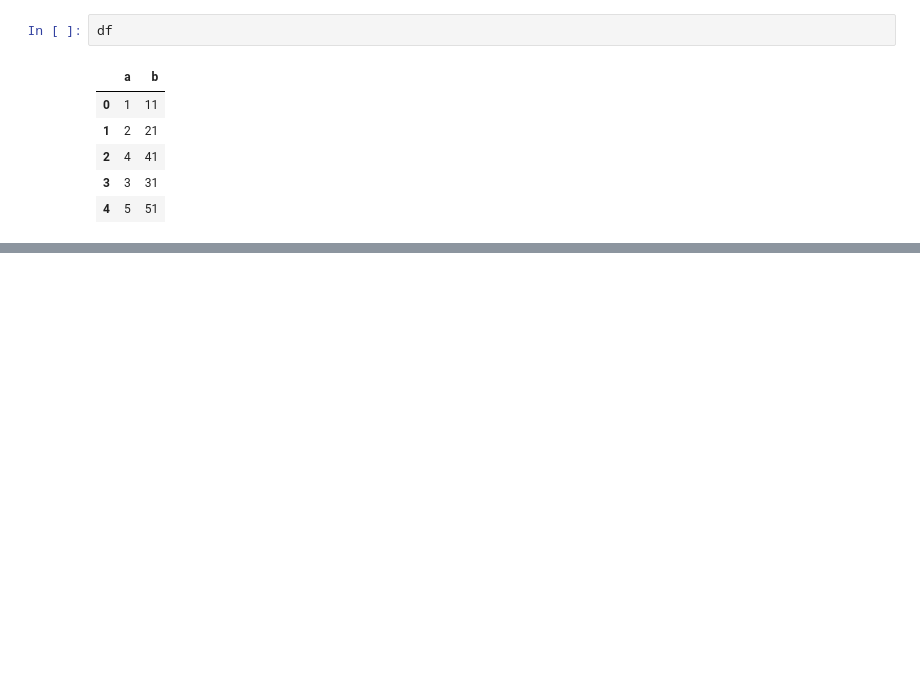
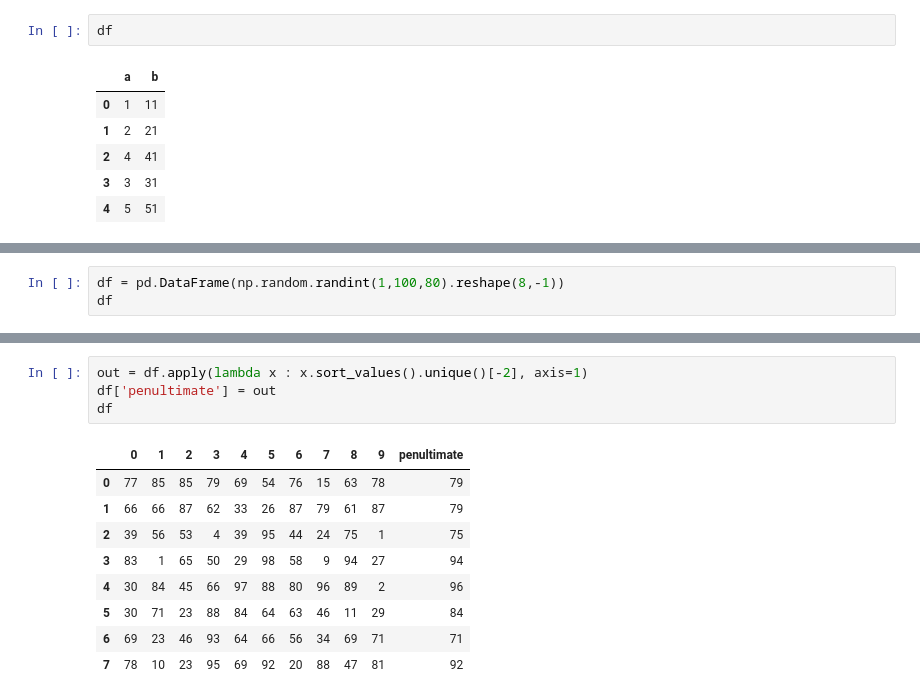
Before and after one commit to AbhishekMaity001/Python-Code-Snippets, a Jupyter notebook: Pandas/Pandas101.ipynb, the cells around one changed output, grey strips where cells are left out. Saved outputs shown, nothing was run; the diff lists cells and outputs as text; blank space fills up the shorter version.

```diff
--- a/Pandas/Pandas101.ipynb
+++ b/Pandas/Pandas101.ipynb
@@ -1645,0 +1820,3 @@ df
+# %%
+df = pd.DataFrame(np.random.randint(1,100,80).reshape(8,-1))
+df
@@ -1645,0 +1833,14 @@ df
+# %%
+out = df.apply(lambda x : x.sort_values().unique()[-2], axis=1)
+df['penultimate'] = out
+df
+# %% [output]
+|  | 0 | 1 | 2 | 3 | 4 | 5 | 6 | 7 | 8 | 9 | penultimate |
+| 0 | 77 | 85 | 85 | 79 | 69 | 54 | 76 | 15 | 63 | 78 | 79 |
+| 1 | 66 | 66 | 87 | 62 | 33 | 26 | 87 | 79 | 61 | 87 | 79 |
+| 2 | 39 | 56 | 53 | 4 | 39 | 95 | 44 | 24 | 75 | 1 | 75 |
+| 3 | 83 | 1 | 65 | 50 | 29 | 98 | 58 | 9 | 94 | 27 | 94 |
+| 4 | 30 | 84 | 45 | 66 | 97 | 88 | 80 | 96 | 89 | 2 | 96 |
+| 5 | 30 | 71 | 23 | 88 | 84 | 64 | 63 | 46 | 11 | 29 | 84 |
+| 6 | 69 | 23 | 46 | 93 | 64 | 66 | 56 | 34 | 69 | 71 | 71 |
+| 7 | 78 | 10 | 23 | 95 | 69 | 92 | 20 | 88 | 47 | 81 | 92 |
```
Also changed, not shown: parts of 35 cells of this notebook.
